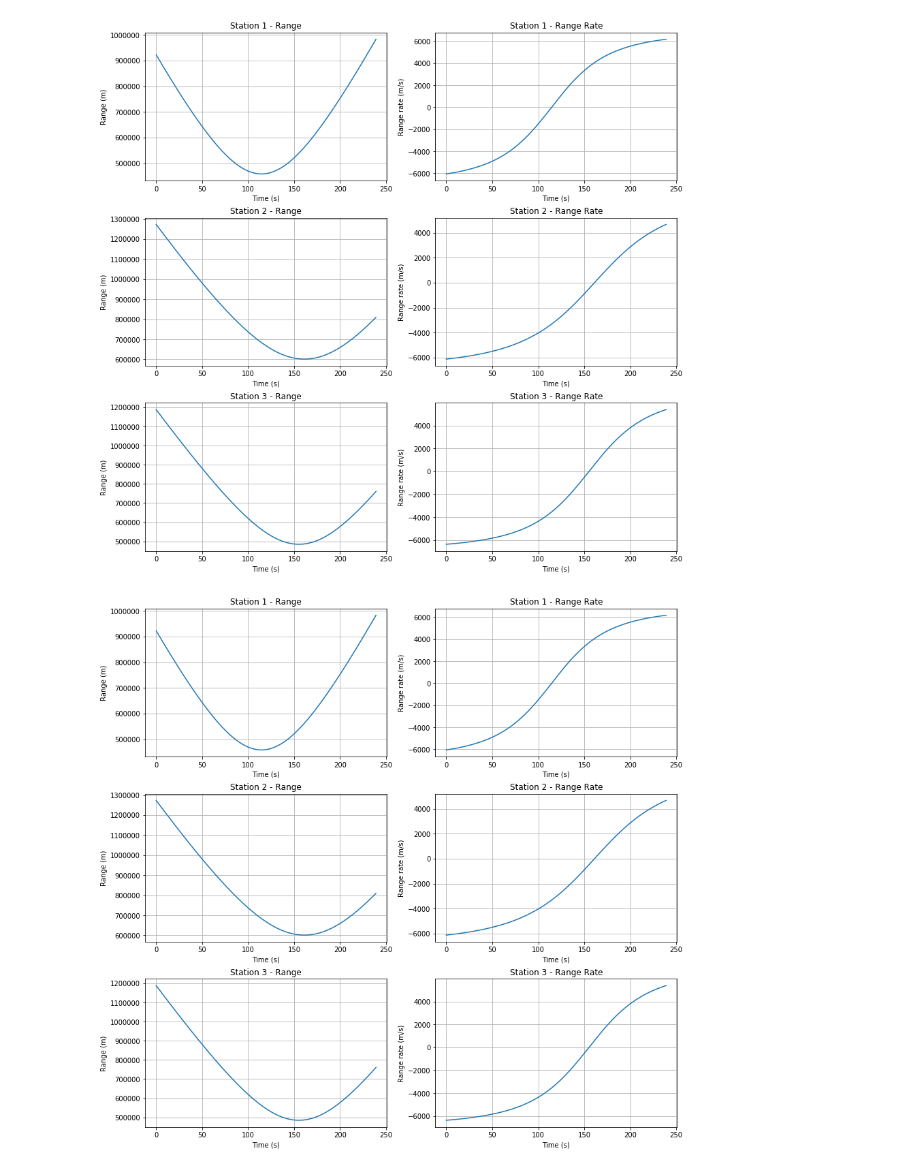
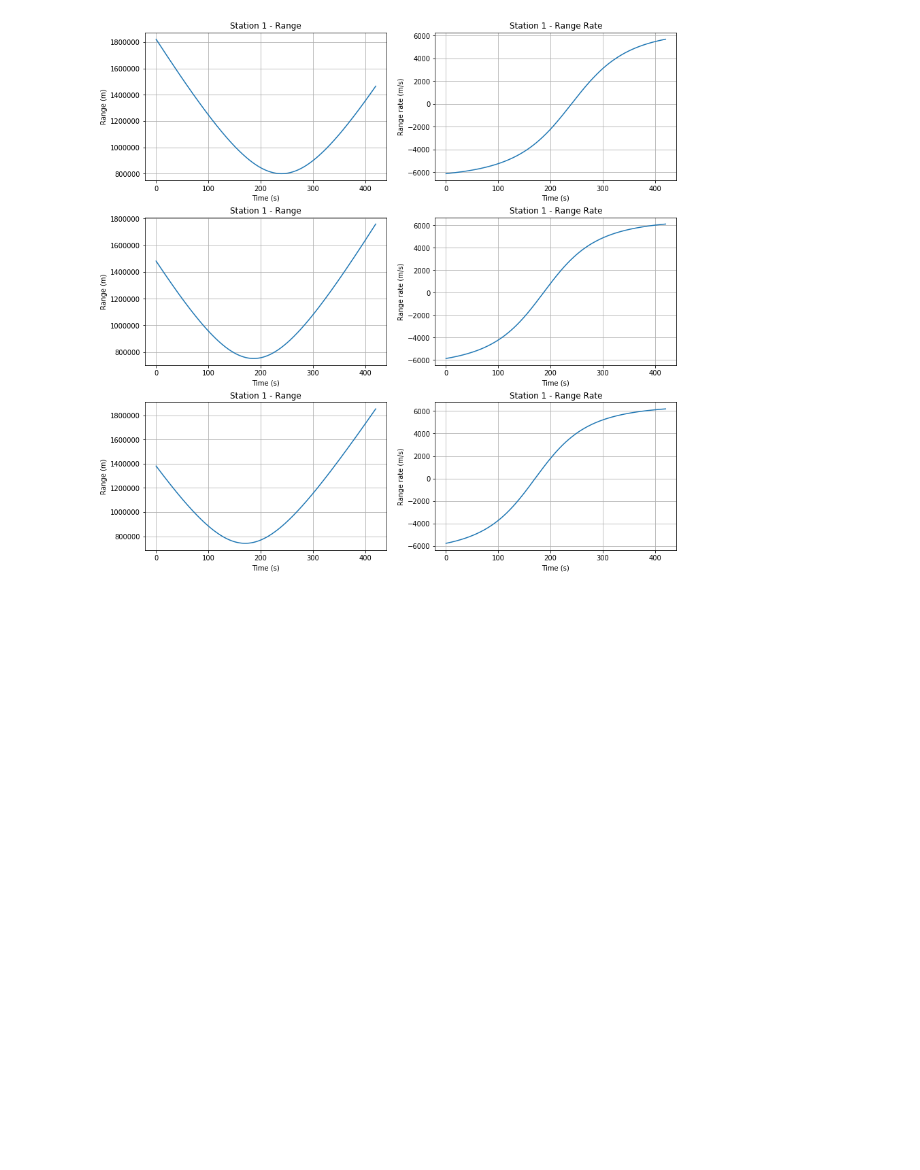
Before and after one commit to aerospaceresearch/orbitdeterminator, a Jupyter notebook: orbitdeterminator/doppler_determination/orbdet/notebooks/test_batch.ipynb, the cells around one changed output. Saved outputs shown, nothing was run; the diff lists cells and outputs as text; code cells hidden in the pictures; blank space fills up the shorter version.

Commit message:
Scenario 1 adjusted, visualization code fixed.

```diff
--- a/orbitdeterminator/doppler_determination/orbdet/notebooks/test_batch.ipynb
+++ b/orbitdeterminator/doppler_determination/orbdet/notebooks/test_batch.ipynb
@@ -16,7 +16,9 @@ from orbdet.utils.utils_aux import *
 np.random.seed(100)
 np.set_printoptions(precision=2)
 
-x_0, t_sec, x_sat_orbdyn_stm, x_obs_multiple, _ = get_example_scenario(id=0, frame='teme')
+x_0, t_sec, x_sat_orbdyn_stm, x_obs_multiple, _ = get_example_scenario(id=1, frame='teme')
+
+print((x_obs_multiple.shape))
 
 # Define measurements
 r_1, rr_1 = range_range_rate(x_sat_orbdyn_stm, x_obs_multiple[:,:,0])
@@ -33,8 +36,7 @@ plot_example_3d(x_sat_orbdyn_stm, x_obs_multiple)
 # %%
-plot_r_rr(x_sat_orbdyn_stm, x_obs_multiple, t_sec)
+fig2 = plot_range_range_rate(x_sat_orbdyn_stm, x_obs_multiple, t_sec)
 # %% [output]
-[figure, old version]
+[figure, new version]
-[figure, removed]
 # %%
 # Matrices
 R_rr_1 = np.eye(1)*1e-6       # Measurement uncertainty range rate (1x1)
```
Also changed, not shown: parts of 5 cells of this notebook, 3 other files.
